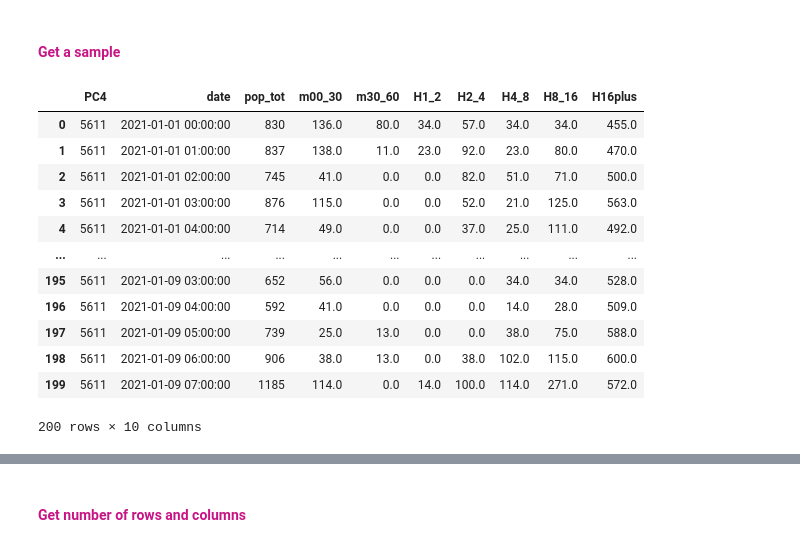
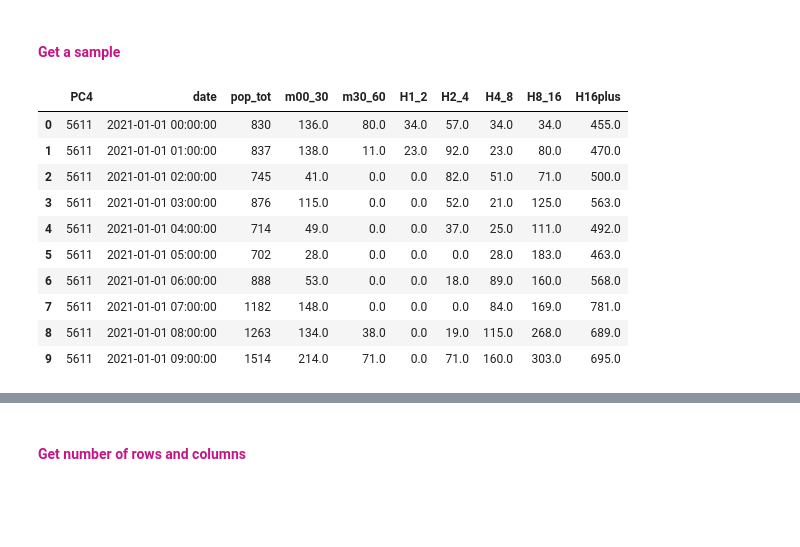
Before and after one commit to rawan-a-d/Air-Quality-Prediction, a Jupyter notebook: notebook.ipynb, the cells around one changed output, grey strips where cells are left out. Cells and saved outputs as stored; diff of their text form; code cells hidden in the pictures; blank space fills up the shorter version.

```diff
--- a/notebook.ipynb
+++ b/notebook.ipynb
@@ -88,21 +88,19 @@ df_air_pollution = pd.read_csv("data/air_pollution.csv",
 <h4><font color=mediumvioletred>Get a sample </font></h4>
 # %%
 # zichtop sample
-df_zichtop.head(200)
+df_zichtop.head(10)
 # %% [output]
 |  | PC4 | date | pop_tot | m00_30 | m30_60 | H1_2 | H2_4 | H4_8 | H8_16 | H16plus |
 | 0 | 5611 | 2021-01-01 00:00:00 | 830 | 136.0 | 80.0 | 34.0 | 57.0 | 34.0 | 34.0 | 455.0 |
 | 1 | 5611 | 2021-01-01 01:00:00 | 837 | 138.0 | 11.0 | 23.0 | 92.0 | 23.0 | 80.0 | 470.0 |
 | 2 | 5611 | 2021-01-01 02:00:00 | 745 | 41.0 | 0.0 | 0.0 | 82.0 | 51.0 | 71.0 | 500.0 |
 | 3 | 5611 | 2021-01-01 03:00:00 | 876 | 115.0 | 0.0 | 0.0 | 52.0 | 21.0 | 125.0 | 563.0 |
 | 4 | 5611 | 2021-01-01 04:00:00 | 714 | 49.0 | 0.0 | 0.0 | 37.0 | 25.0 | 111.0 | 492.0 |
-| ... | ... | ... | ... | ... | ... | ... | ... | ... | ... | ... |
-| 195 | 5611 | 2021-01-09 03:00:00 | 652 | 56.0 | 0.0 | 0.0 | 0.0 | 34.0 | 34.0 | 528.0 |
-| 196 | 5611 | 2021-01-09 04:00:00 | 592 | 41.0 | 0.0 | 0.0 | 0.0 | 14.0 | 28.0 | 509.0 |
-| 197 | 5611 | 2021-01-09 05:00:00 | 739 | 25.0 | 13.0 | 0.0 | 0.0 | 38.0 | 75.0 | 588.0 |
-| 198 | 5611 | 2021-01-09 06:00:00 | 906 | 38.0 | 13.0 | 0.0 | 38.0 | 102.0 | 115.0 | 600.0 |
-| 199 | 5611 | 2021-01-09 07:00:00 | 1185 | 114.0 | 0.0 | 14.0 | 100.0 | 114.0 | 271.0 | 572.0 |
+| 5 | 5611 | 2021-01-01 05:00:00 | 702 | 28.0 | 0.0 | 0.0 | 0.0 | 28.0 | 183.0 | 463.0 |
+| 6 | 5611 | 2021-01-01 06:00:00 | 888 | 53.0 | 0.0 | 0.0 | 18.0 | 89.0 | 160.0 | 568.0 |
+| 7 | 5611 | 2021-01-01 07:00:00 | 1182 | 148.0 | 0.0 | 0.0 | 0.0 | 84.0 | 169.0 | 781.0 |
+| 8 | 5611 | 2021-01-01 08:00:00 | 1263 | 134.0 | 38.0 | 0.0 | 19.0 | 115.0 | 268.0 | 689.0 |
+| 9 | 5611 | 2021-01-01 09:00:00 | 1514 | 214.0 | 71.0 | 0.0 | 71.0 | 160.0 | 303.0 | 695.0 |
-200 rows × 10 columns
 # %%
 # air_pollution sample
 df_air_pollution.sample(5)
```
Also changed, not shown: parts of 8 cells of this notebook.
